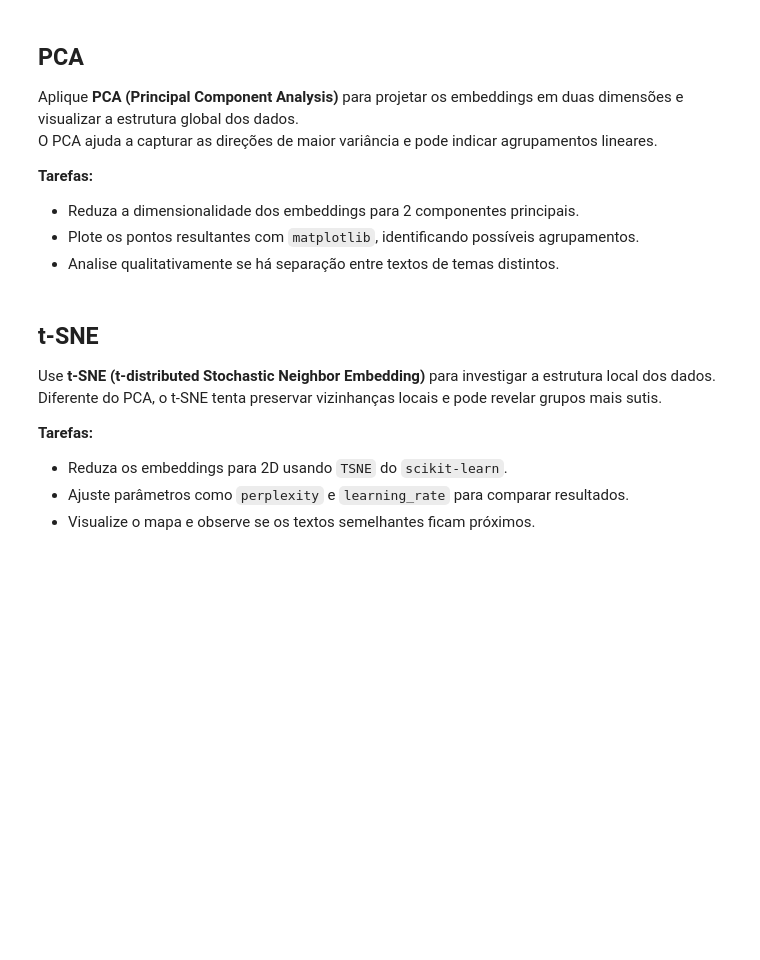
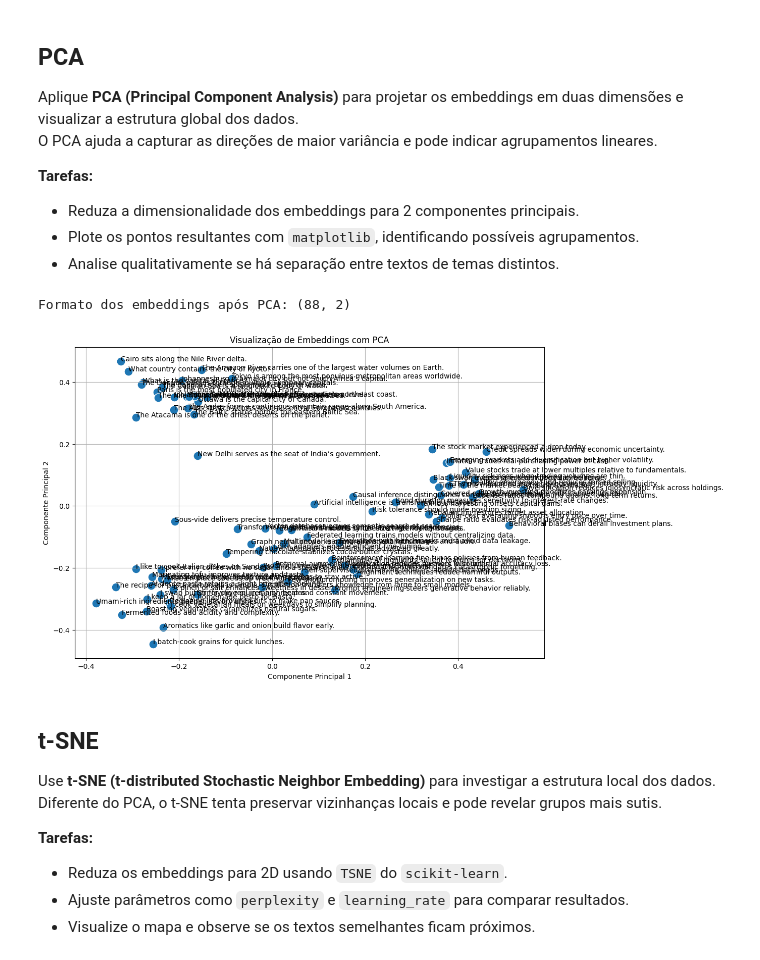
Before and after one commit to DanielBR0612/unsupervised-learning, a Jupyter notebook: 10 - Embeddings Analysis.ipynb, the cells around one changed output. Cells and saved outputs as stored; diff of their text form; code cells hidden in the pictures; blank space fills up the shorter version.

```diff
--- a/10 - Embeddings Analysis.ipynb
+++ b/10 - Embeddings Analysis.ipynb
@@ -100,0 +105,8 @@ O objetivo é obter uma matriz `X` com formato **(N, dim)**, onde **N** é o nú
+# %%
+device = 'cuda' if torch.cuda.is_available() else 'cpu'
+# %%
+# Carrega o modelo pré-treinado para inglês
+model_name = 'sentence-transformers/all-MiniLM-L6-v2'
+model = SentenceTransformer(model_name, device=device)
+
+print(f"Dimensão do embedding: {model.get_sentence_embedding_dimension()}")
@@ -100,0 +120,3 @@ O objetivo é obter uma matriz `X` com formato **(N, dim)**, onde **N** é o nú
+# %%
+X = model.encode(sentences, show_progress_bar=True)
+print(f"Formato dos embeddings: {X.shape}")
@@ -111,3 +142,42 @@ O PCA ajuda a capturar as direções de maior variância e pode indicar agrupame
+# %%
+pca = PCA(n_components=2, random_state=42)
+embeddings_2d_pca = pca.fit_transform(X)
+
+print(f"Formato dos embeddings após PCA: {embeddings_2d_pca.shape}")
+# %% [output]
+Formato dos embeddings após PCA: (88, 2)
+# %%
+# Cria um DataFrame para a plotagem
+df_pca = pd.DataFrame({
+    'x': embeddings_2d_pca[:, 0],
+    'y': embeddings_2d_pca[:, 1],
+    'sentence': sentences
+})
+
+# Plota os resultados
+plt.figure(figsize=(12, 8))
+sns.scatterplot(data=df_pca, x='x', y='y', s=150)
+
+# Adiciona anotações aos pontos
+for i in range(df_pca.shape[0]):
+    plt.text(
+        df_pca.x[i],
+        df_pca.y[i],
+        df_pca.sentence[i],
+        ha='left',
+        size=10,
+        color='black',
+        alpha=1.0,
+        weight='normal'
+    )
+
+plt.title('Visualização de Embeddings com PCA')
+plt.xlabel('Componente Principal 1')
+plt.ylabel('Componente Principal 2')
+plt.grid(True)
+plt.show()
+# %% [output]
+[figure, added]
 # %% [markdown]
 ## t-SNE
 
```
Also changed, not shown: parts of 12 cells of this notebook.
